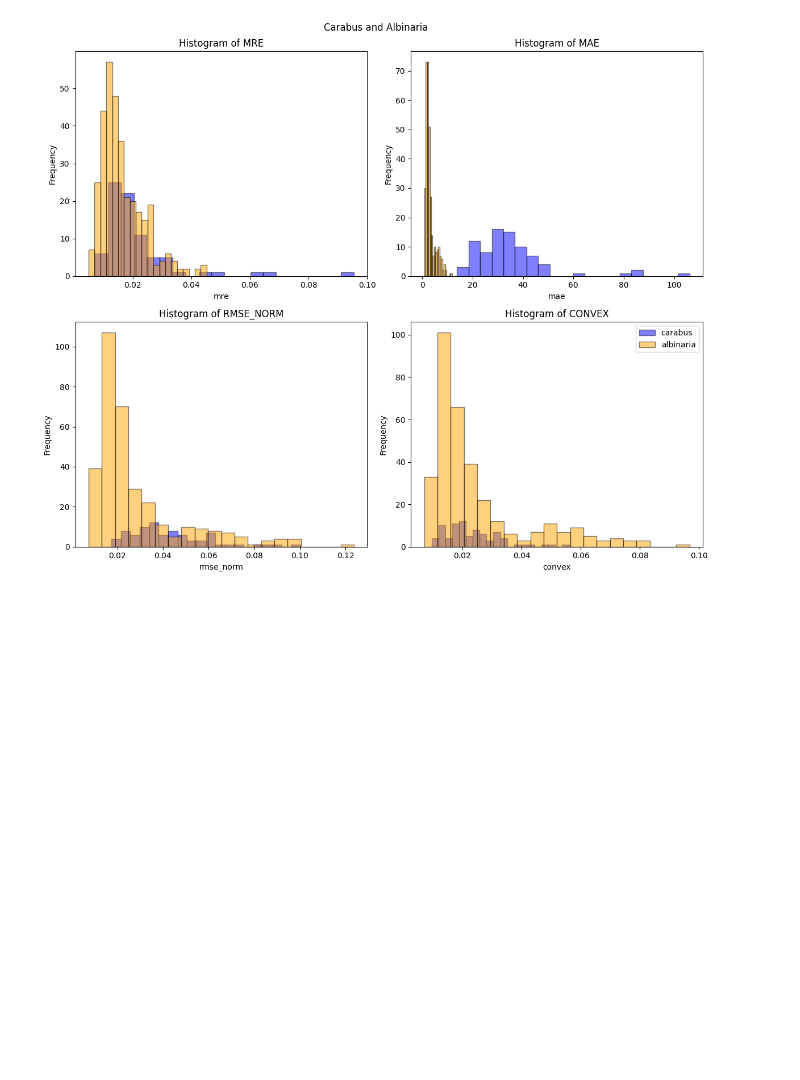
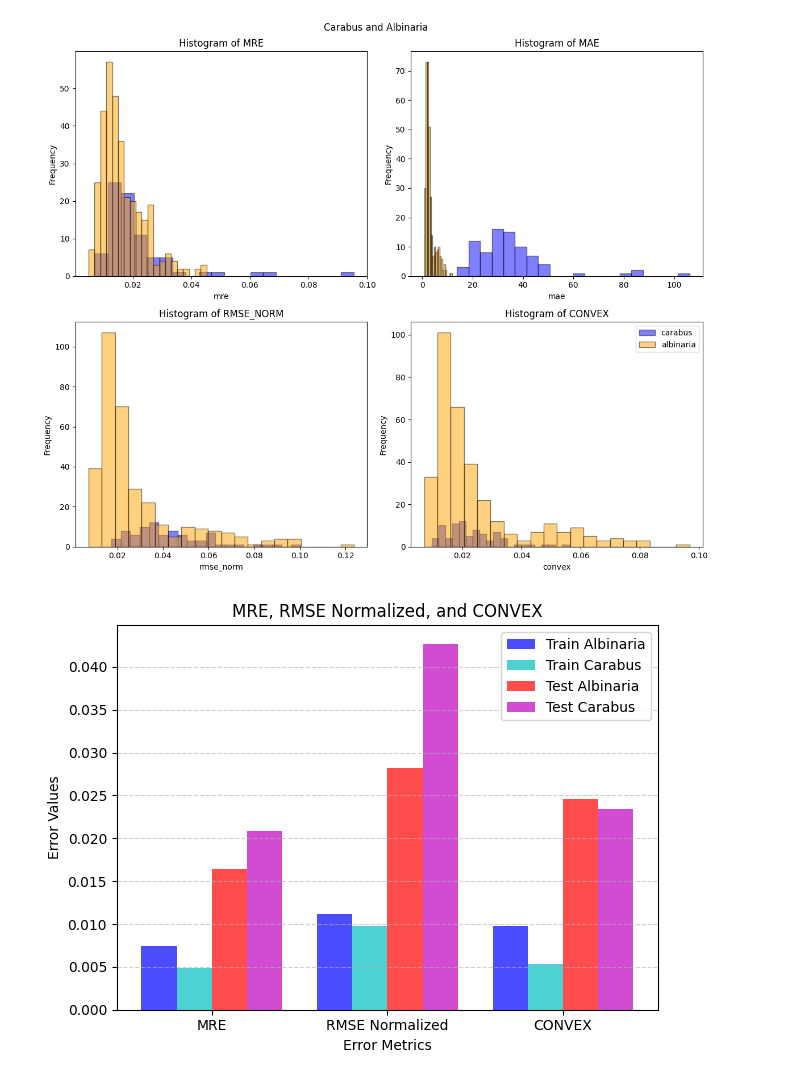
Before and after one commit to luciamartinf/Landmarks_generator, a Jupyter notebook: notebooks/evaluation_albinaria.ipynb, the cells around one changed output. Cells and saved outputs as stored; diff of their text form; code cells hidden in the pictures; blank space fills up the shorter version.

```diff
--- a/notebooks/evaluation_albinaria.ipynb
+++ b/notebooks/evaluation_albinaria.ipynb
@@ -473,3 +473,60 @@ plt.tight_layout()
 plt.show()
 # %% [output]
 [figure]
+# %%
+import numpy as np
+
+# Splitting metrics into two groups
+metrics_group1 = ["Manual MSE", "MSE"]
+metrics_group2 = ["MRE", "RMSE Normalized", "CONVEX"]
+
+# Indices for the new groups
+indices_group1 = [1, 4]
+indices_group2 = [0, 2, 3]
+
+# Train errors for oos_temp.dat and oos_temp_1.dat
+train_errors_oos_temp = [0.007440117419913386, 1.234963212943212, 0.011121673758585781, 0.009738956486328042, 1.1803096312474846]
+train_errors_oos_temp_1 = [0.004837803592022392, 8.194297296574062, 0.009813554685871863, 0.005368275654205713, 6.899060891605359]
+
+# Test errors for oos_temp.dat and oos_temp_1.dat
+test_errors_oos_temp = [0.016437029709213, 3.0754315204686122, 0.028168067988901497, 0.024614071014627866, 3.0385038198751886]
+test_errors_oos_temp_1 = [0.020870449801909823, 35.025136464879935, 0.04272097013760971, 0.02338562376621491, 35.262706947]
+
+
+# Extracting values for the two groups
+train_errors_oos_temp_1_group1 = [train_errors_oos_temp_1[i] for i in indices_group1]
+train_errors_oos_temp_1_group2 = [train_errors_oos_temp_1[i] for i in indices_group2]
+
+train_errors_oos_temp_group1 = [train_errors_oos_temp[i] for i in indices_group1]
+train_errors_oos_temp_group2 = [train_errors_oos_temp[i] for i in indices_group2]
+
+test_errors_oos_temp_1_group1 = [test_errors_oos_temp_1[i] for i in indices_group1]
+test_errors_oos_temp_1_group2 = [test_errors_oos_temp_1[i] for i in indices_group2]
+
+test_errors_oos_temp_group1 = [test_errors_oos_temp[i] for i in indices_group1]
+test_errors_oos_temp_group2 = [test_errors_oos_temp[i] for i in indices_group2]
+
+# X-axis positions for each group
+x_group1 = np.arange(len(metrics_group1))
+x_group2 = np.arange(len(metrics_group2))
+
+width = 0.2
+
+
+# Plot for MRE, RMSE Normalized, and CONVEX
+plt.bar(x_group2 - 1.5 * width, train_errors_oos_temp_group2, width, label='Train Albinaria', color='b', alpha=0.7)
+plt.bar(x_group2 - 0.5 * width, train_errors_oos_temp_1_group2, width, label='Train Carabus', color='c', alpha=0.7)
+plt.bar(x_group2 + 0.5 * width, test_errors_oos_temp_group2, width, label='Test Albinaria', color='r', alpha=0.7)
+plt.bar(x_group2 + 1.5 * width, test_errors_oos_temp_1_group2, width, label='Test Carabus', color='m', alpha=0.7)
+plt
+plt.xlabel("Error Metrics")
+plt.ylabel("Error Values")
+plt.title("MRE, RMSE Normalized, and CONVEX")
+plt.xticks(x_group2, metrics_group2)
+plt.legend()
+plt.grid(axis='y', linestyle='--', alpha=0.6)
+
+plt.tight_layout()
+plt.show()
+# %% [output]
+[figure, added]
```
Also changed, not shown: parts of 2 cells of this notebook, 3 other files.
